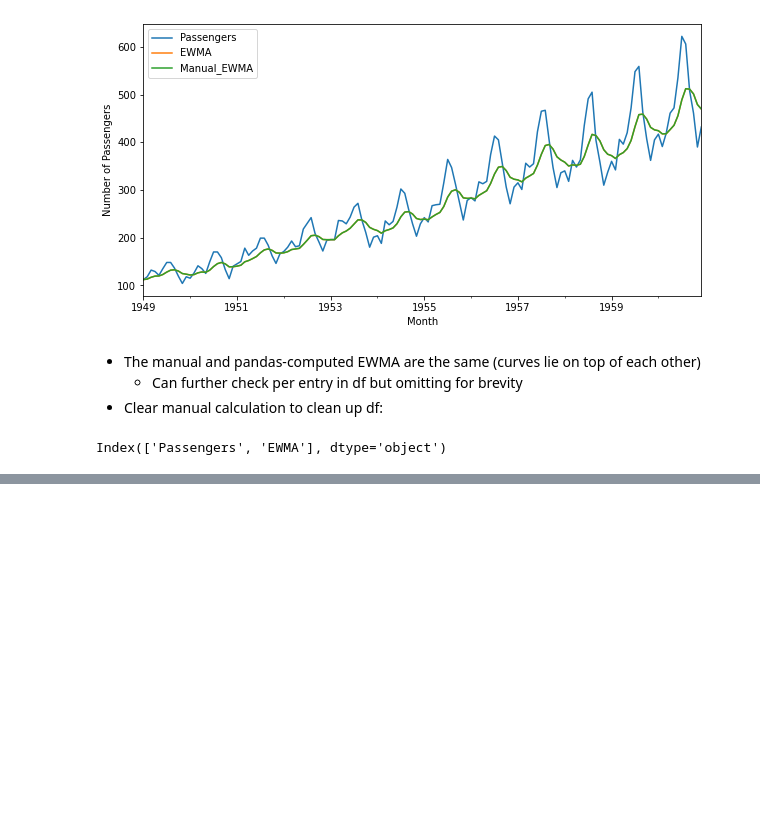
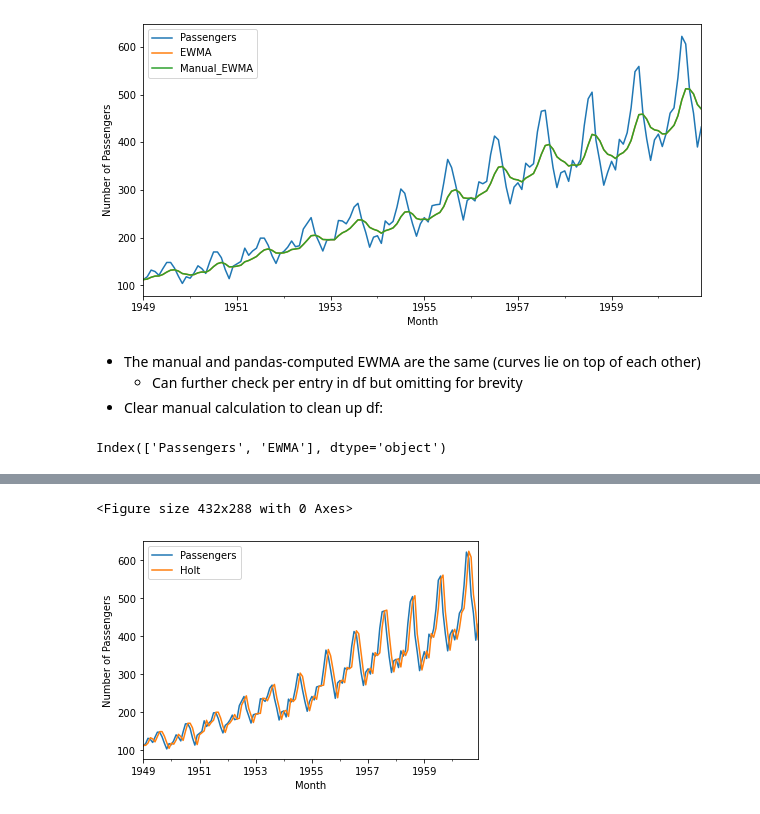
Before and after one commit to les67/TimeSeriesAnalysis_Udemy, a Jupyter notebook: 4_exponential_smoothing.ipynb, the cells around one changed output, grey strips where cells are left out. Saved outputs shown, nothing was run; the diff lists cells and outputs as text; code cells hidden in the pictures; blank space fills up the shorter version.

```diff
--- a/4_exponential_smoothing.ipynb
+++ b/4_exponential_smoothing.ipynb
@@ -161,0 +297,15 @@ Index(['Passengers', 'EWMA'], dtype='object')
+# %%
+# Load model and fit
+holt = Holt(df['Passengers'],initialization_method='legacy-heuristic') # instantiate model
+
+res_h = holt.fit() # fit model to obtain optimal params alpha and beta
+df['Holt'] = res_h.fittedvalues # saved fitted values to dataframe
+
+# Plot
+plt.figure()
+df[['Passengers','Holt']].plot()
+plt.ylabel('Number of Passengers')
+plt.show()
+# %% [output]
+<Figure size 432x288 with 0 Axes>
+[figure, added]
```
Also changed, not shown: parts of 73 cells of this notebook.
